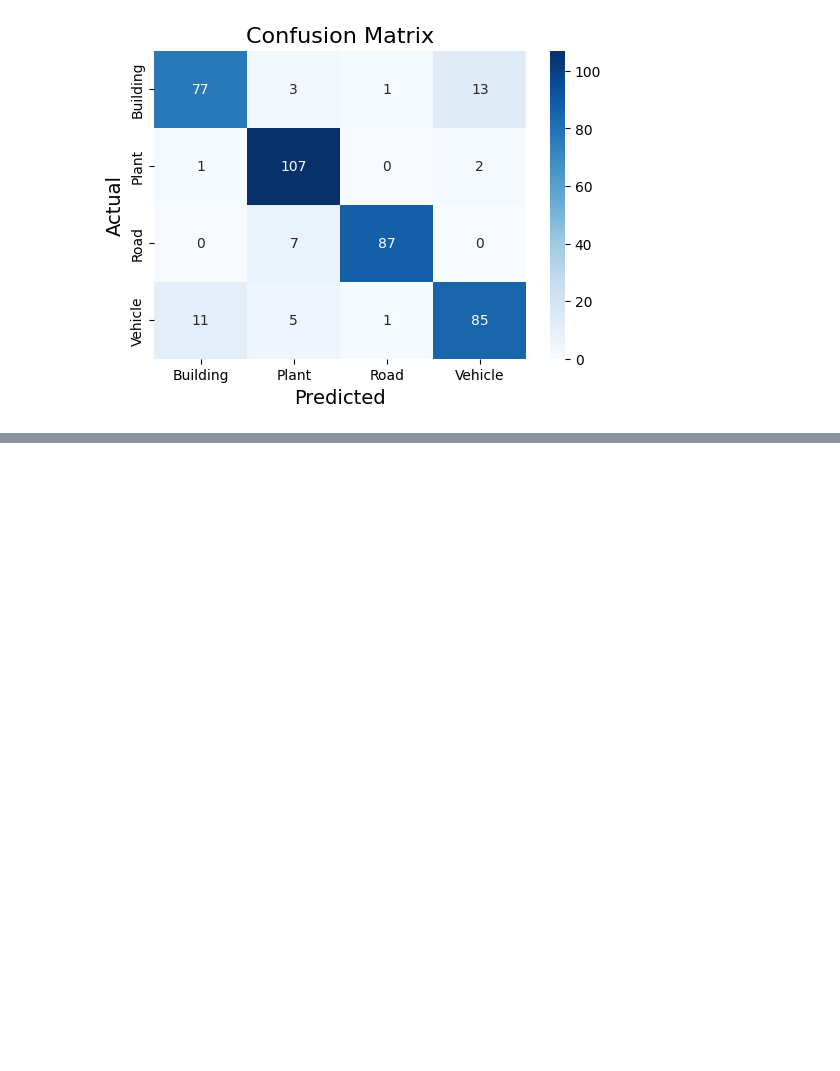
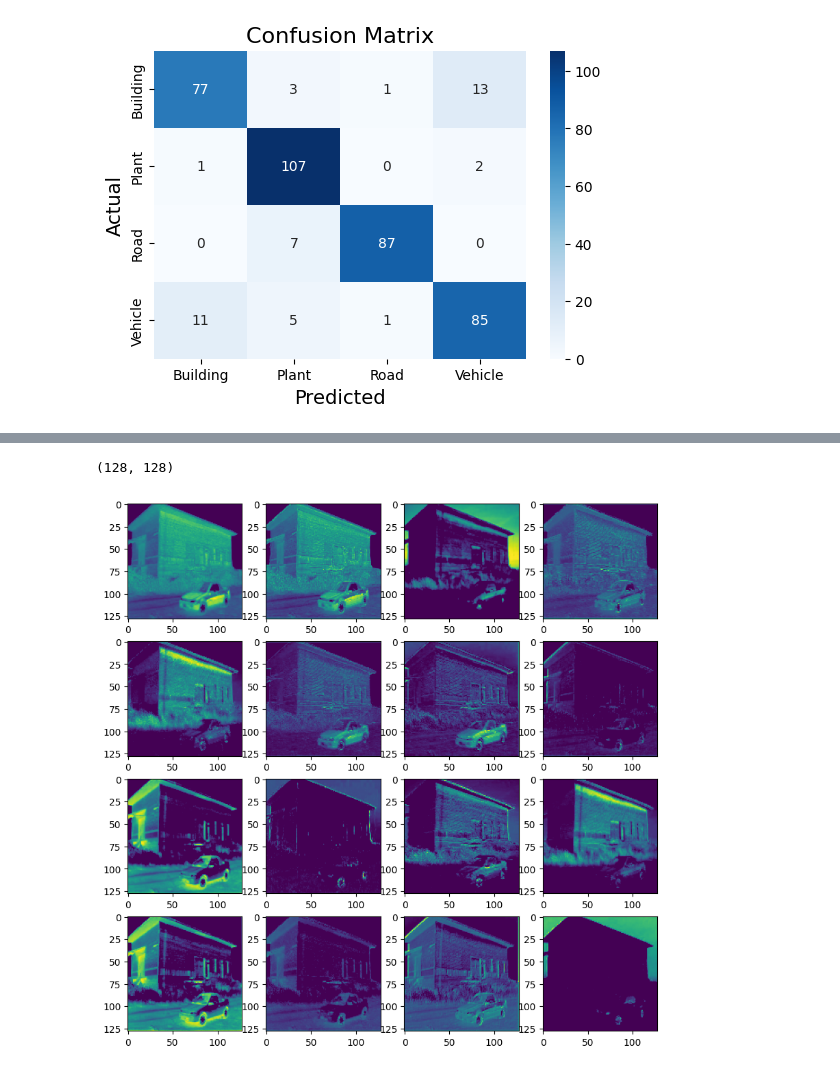
Before and after one commit to RiceWater/New-Thesis, a Jupyter notebook: img_cls.ipynb, the cells around one changed output, grey strips where cells are left out. Saved outputs shown, nothing was run; the diff lists cells and outputs as text; code cells hidden in the pictures; blank space fills up the shorter version.

```diff
--- a/img_cls.ipynb
+++ b/img_cls.ipynb
@@ -451,0 +522,2 @@ Text(0.5, 1.0, 'Confusion Matrix')
+# %%
+output_c1 = model_c1.predict(np.expand_dims(img_sample, 0))
@@ -451,0 +526,14 @@ Text(0.5, 1.0, 'Confusion Matrix')
+# %%
+output_c1[0,:,:,0].shape
+# %% [output]
+(128, 128)
+# %%
+def viz_grid(output, ncols=4, nrows=4):
+    fig, ax = plt.subplots(ncols=ncols, nrows=nrows, figsize=(10,10))
+    # itertools.product creates a permutation
+    for idx, ax_idx in enumerate(list(itertools.product(range(ncols), range(nrows)))):
+        ax[ax_idx[1], ax_idx[0]].imshow(output[0,:,:,idx])
+# %%
+viz_grid(output_c1, 4, 4)
+# %% [output]
+[figure, added]
```
Also changed, not shown: parts of 22 cells of this notebook, 1 other file.
